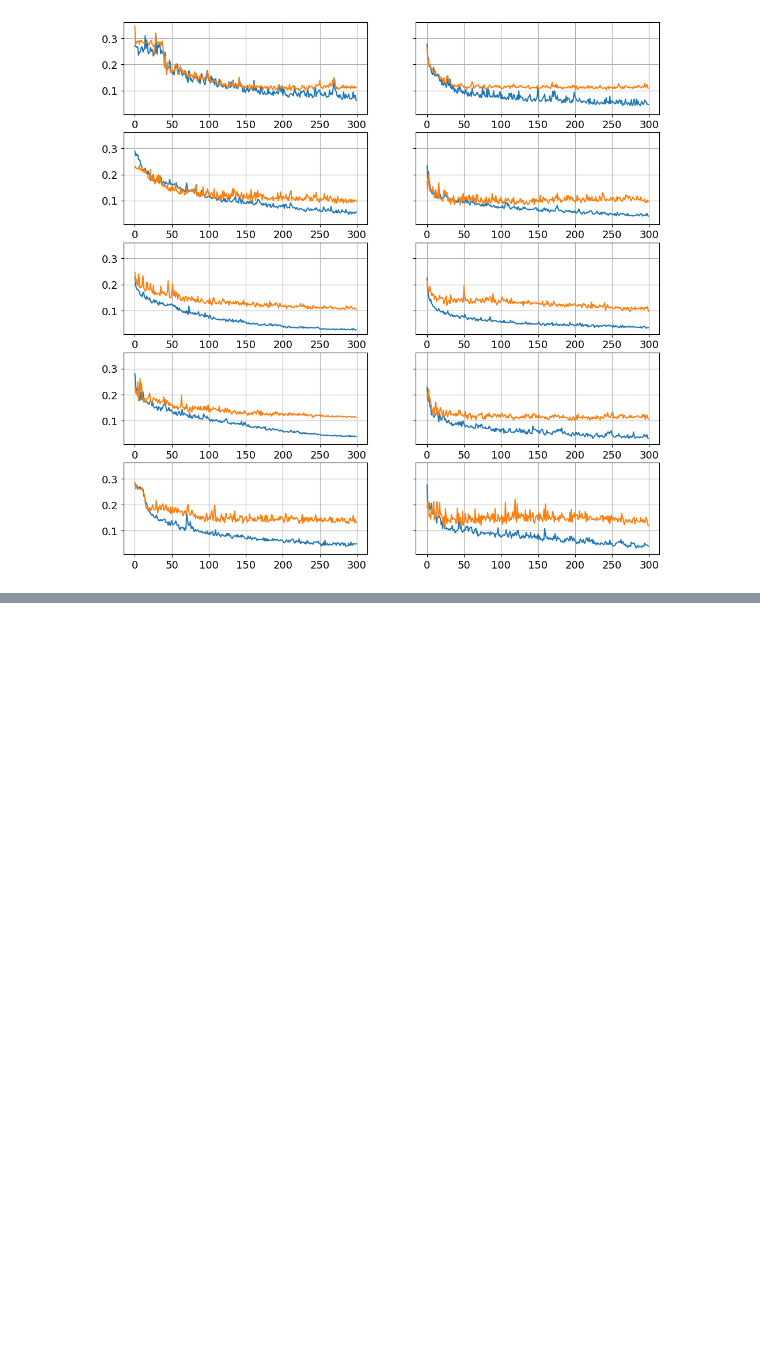
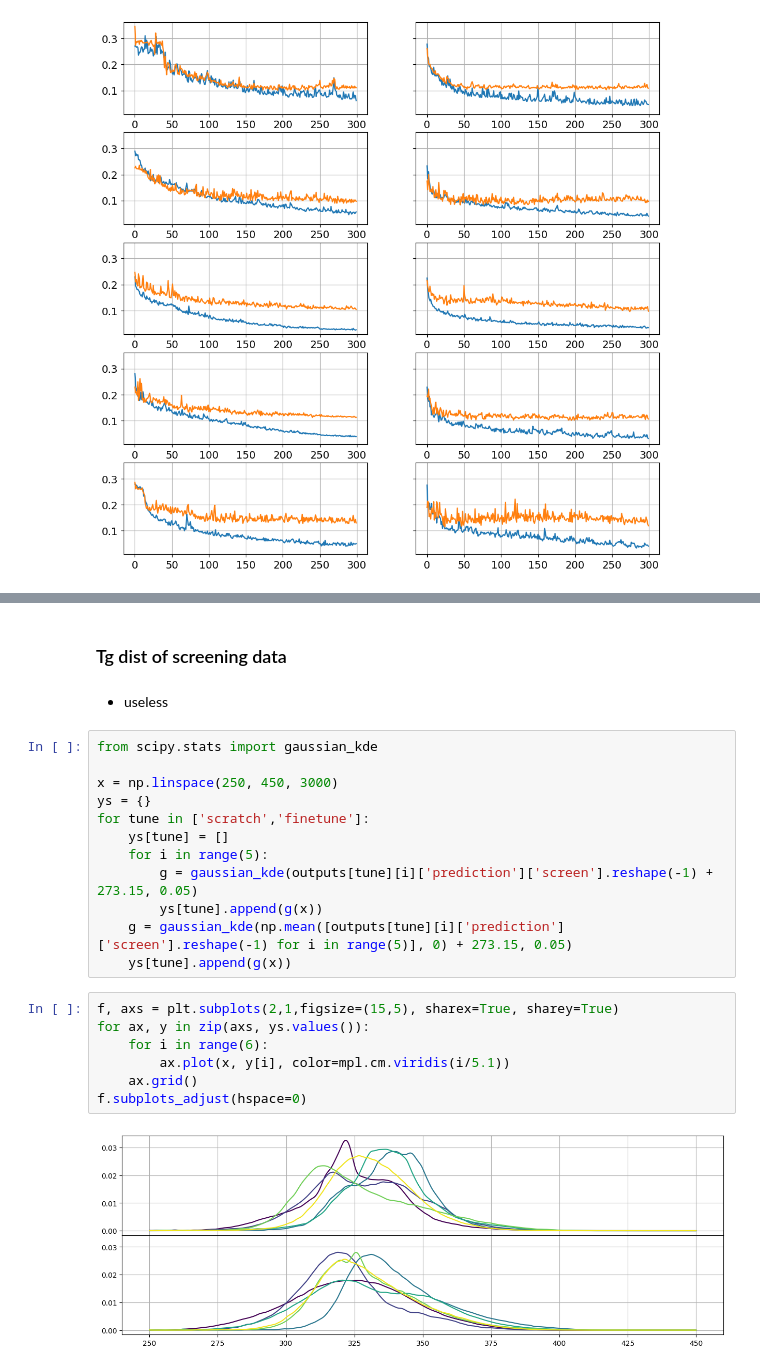
Before and after one commit to git-jhyang/KRICT_polymer, a Jupyter notebook: notebooks/output_finetune.ipynb, the cells around one changed output, grey strips where cells are left out. Saved outputs shown, nothing was run; the diff lists cells and outputs as text; blank space fills up the shorter version.

```diff
--- a/notebooks/output_finetune.ipynb
+++ b/notebooks/output_finetune.ipynb
@@ -799,0 +1006,25 @@ for ax in axs.reshape(-1): ax.grid('on')
+# %% [markdown]
+### Tg dist of screening data
+# %% [markdown]
+- useless
+# %%
+from scipy.stats import gaussian_kde
+
+x = np.linspace(250, 450, 3000)
+ys = {}
+for tune in ['scratch','finetune']:
+    ys[tune] = []
+    for i in range(5):
+        g = gaussian_kde(outputs[tune][i]['prediction']['screen'].reshape(-1) + 273.15, 0.05)
+        ys[tune].append(g(x))
+    g = gaussian_kde(np.mean([outputs[tune][i]['prediction']['screen'].reshape(-1) for i in range(5)], 0) + 273.15, 0.05)
+    ys[tune].append(g(x))
+# %%
+f, axs = plt.subplots(2,1,figsize=(15,5), sharex=True, sharey=True)
+for ax, y in zip(axs, ys.values()):
+    for i in range(6):
+        ax.plot(x, y[i], color=mpl.cm.viridis(i/5.1))
+    ax.grid()
+f.subplots_adjust(hspace=0)
+# %% [output]
+[figure, added]
```
Also changed, not shown: parts of 24 cells of this notebook.
